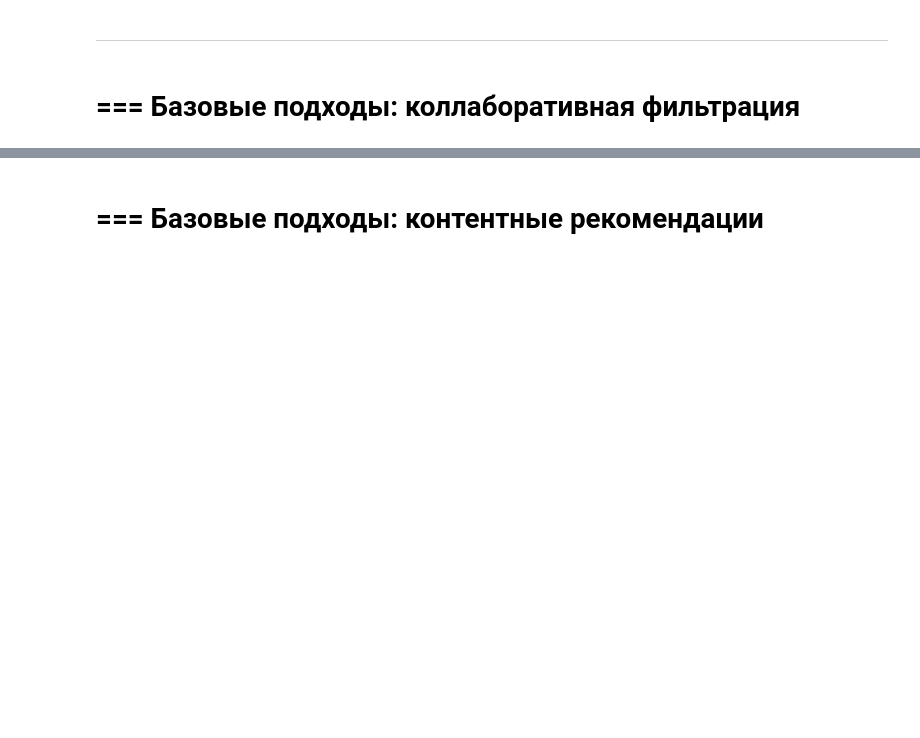
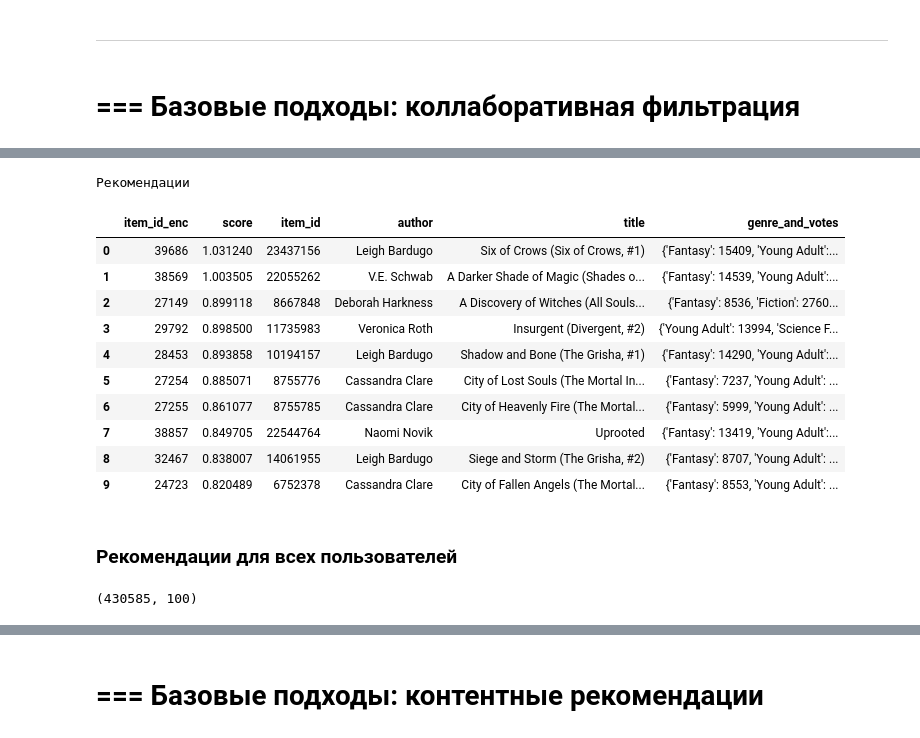
Before and after one commit to bos1988/practicum_mle_4_recsys, a Jupyter notebook: main_offline.ipynb, the cells around one changed output, grey strips where cells are left out. Cells and saved outputs as stored; diff of their text form; code cells hidden in the pictures; blank space fills up the shorter version.

```diff
--- a/main_offline.ipynb
+++ b/main_offline.ipynb
@@ -547,0 +648,15 @@ display(user_recommendations)
+# %%
+def get_recommendations_als(user_item_matrix, model, user_id, user_encoder, item_encoder, include_seen=True, n=5):
+    """
+    Возвращает отранжированные рекомендации для заданного пользователя
+    """
+    user_id_enc = user_encoder.transform([user_id])[0]
+    recommendations = model.recommend(
+         user_id_enc,
+         user_item_matrix[user_id_enc],
+         filter_already_liked_items=not include_seen,
+         N=n)
+    recommendations = pd.DataFrame({"item_id_enc": recommendations[0], "score": recommendations[1]})
+    recommendations["item_id"] = item_encoder.inverse_transform(recommendations["item_id_enc"])
+
+    return recommendations
@@ -547,0 +688,5 @@ display(user_recommendations)
+# %%
+# выберем произвольного пользователя из тренировочной выборки ("прошлого")
+user_id = events_train['user_id'].sample().iat[0]
+
+print(f"user_id: {user_id}")
@@ -547,0 +717,28 @@ display(user_recommendations)
+# %%
+print("Рекомендации")
+user_recommendations = get_recommendations_als(
+    user_item_matrix_train,
+    als_model,
+    user_id,
+    user_encoder,
+    item_encoder,
+    include_seen=True,
+    n=10,
+)
+user_recommendations = user_recommendations.merge(items[["item_id", "author", "title", "genre_and_votes"]], on="item_id")
+display(user_recommendations)
+# %% [output]
+Рекомендации
+|  | item_id_enc | score | item_id | author | title | genre_and_votes |
+| 0 | 39686 | 1.031240 | 23437156 | Leigh Bardugo | Six of Crows (Six of Crows, #1) | {'Fantasy': 15409, 'Young Adult':... |
+| 1 | 38569 | 1.003505 | 22055262 | V.E. Schwab | A Darker Shade of Magic (Shades o... | {'Fantasy': 14539, 'Young Adult':... |
+| 2 | 27149 | 0.899118 | 8667848 | Deborah Harkness | A Discovery of Witches (All Souls... | {'Fantasy': 8536, 'Fiction': 2760... |
+| 3 | 29792 | 0.898500 | 11735983 | Veronica Roth | Insurgent (Divergent, #2) | {'Young Adult': 13994, 'Science F... |
+| 4 | 28453 | 0.893858 | 10194157 | Leigh Bardugo | Shadow and Bone (The Grisha, #1) | {'Fantasy': 14290, 'Young Adult':... |
+| 5 | 27254 | 0.885071 | 8755776 | Cassandra Clare | City of Lost Souls (The Mortal In... | {'Fantasy': 7237, 'Young Adult': ... |
+| 6 | 27255 | 0.861077 | 8755785 | Cassandra Clare | City of Heavenly Fire (The Mortal... | {'Fantasy': 5999, 'Young Adult': ... |
+| 7 | 38857 | 0.849705 | 22544764 | Naomi Novik | Uprooted | {'Fantasy': 13419, 'Young Adult':... |
+| 8 | 32467 | 0.838007 | 14061955 | Leigh Bardugo | Siege and Storm (The Grisha, #2) | {'Fantasy': 8707, 'Young Adult': ... |
+| 9 | 24723 | 0.820489 | 6752378 | Cassandra Clare | City of Fallen Angels (The Mortal... | {'Fantasy': 8553, 'Young Adult': ... |
+# %% [markdown]
+### Рекомендации для всех пользователей
@@ -547,0 +759,4 @@ display(user_recommendations)
+# %%
+item_ids_enc.shape
+# %% [output]
+(430585, 100)
```
Also changed, not shown: parts of 48 cells of this notebook.
